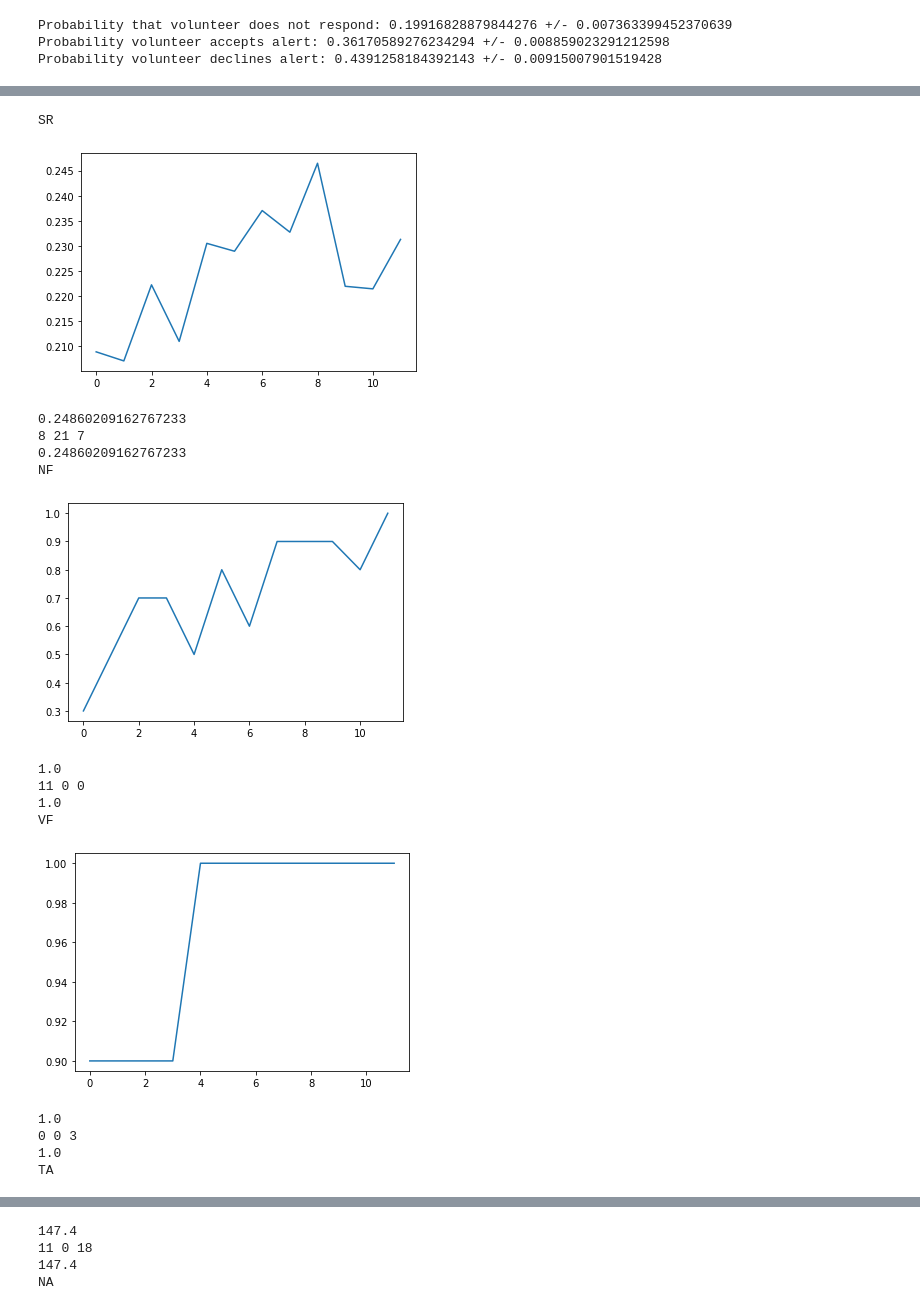
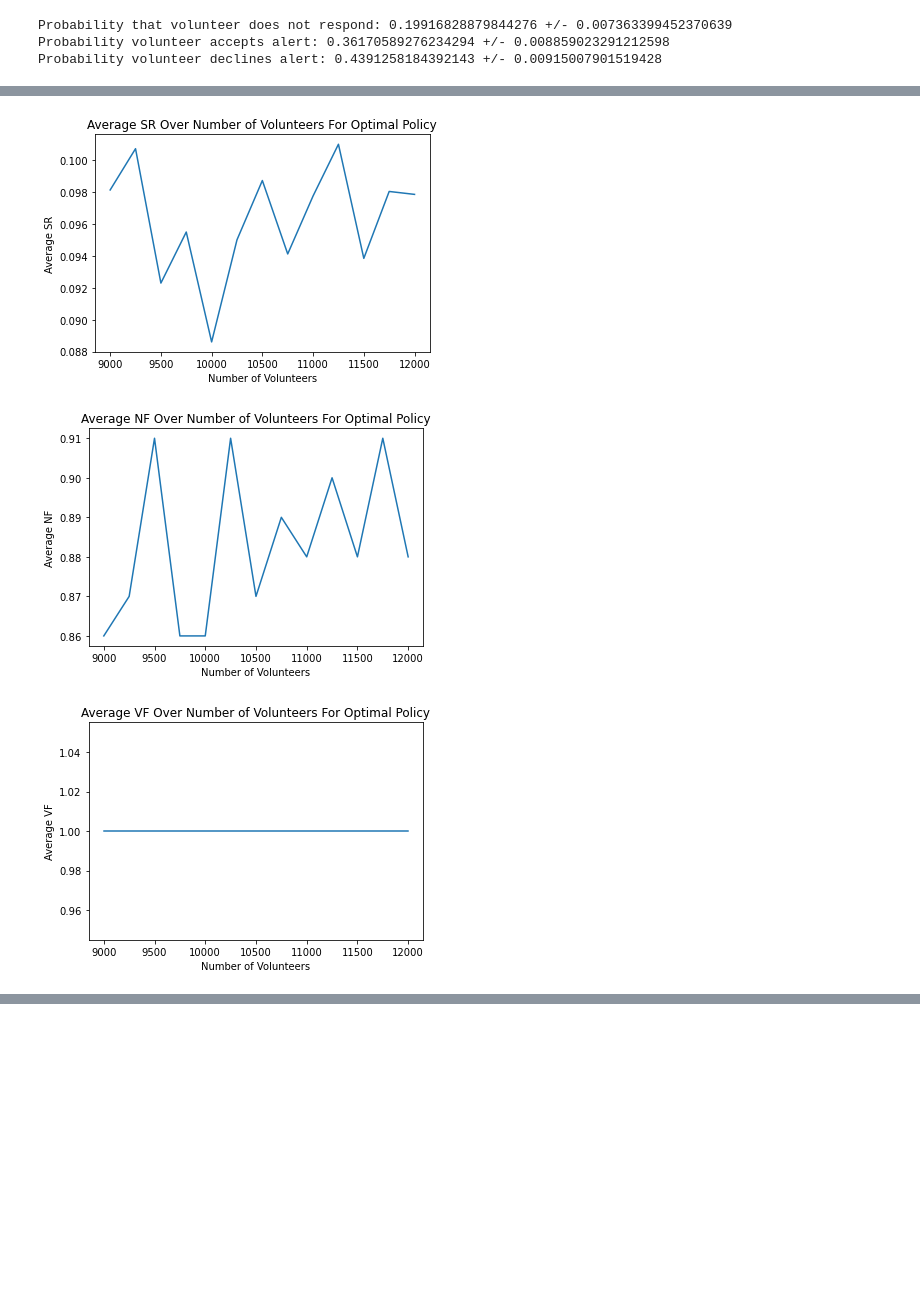
Before and after one commit to vcampos4545/ORIE-4580-Final-Project, a Jupyter notebook: orie_4580_project.ipynb, the cells around one changed output, grey strips where cells are left out. Saved outputs shown, nothing was run; the diff lists cells and outputs as text; code cells hidden in the pictures; blank space fills up the shorter version.

```diff
--- a/orie_4580_project.ipynb
+++ b/orie_4580_project.ipynb
@@ -613,13 +649,16 @@ def set_up(ohca_coord, n_volunteers, probs):
     a simulation
 
     parameters
-    [ohca_coord]: 2-vector representing the x, y coordinate of the OHCA call
-
+    - [ohca_coord]: 2-vector representing the x, y coordinate of the OHCA call
+    - [n_volunteers]: number of volunteers in city
+    - [probs]: m by m matrix of probabilities, representing the proportion
+    of OHCA calls that occur, probs[i,j] in square i,j
 
     returns
-    - survival_prob: float between 0 and 1 representing the probability of survival based on
-    the survival rate function
-    -
+    - dispatch_time: dispatch ti
+    - volunteer_dists:
+    - ambulance_time:
+    - within_200_m
     """
     #Generate random cardiac arrest to call to dispatch time
     dispatch_time = generate_dispatch()
@@ -696,7 +735,7 @@ def run_simulation(ohca_coord, n_volunteers, probs, set_up, max_t=10, max_p=20):
     #print(total_alerted_matrix)
     return survival_matrix, within_200_matrix, volunteer_first_matrix, total_alerted_matrix, n_acceptances_matrix
 # %%
-coords = generate_OHCA(10, probs, (60, 0, 0.2, 0.2))
+coords = generate_OHCA(100, probs, (60, 0, 0.2, 0.2))
 # %%
 def dispatch_policy(volunteer_dists, time_in_between, num_notify):
 
@@ -803,0 +855,7 @@ def optimal_params(matrix, index, max_t, max_p):
+# %%
+for m in performance_metrics:
+    temp = performance_metrics[m]
+    performance_metrics[m] = np.zeros((n, 21, max_t, max_p))
+
+    performance_metrics[m][:,:9,:,:] = temp[:,:9,:,:]
+    performance_metrics[m][:,9:,:,:] = temp[:,10:,:,:]
@@ -804,32 +871,19 @@ def optimal_params(matrix, index, max_t, max_p):
 # %%
 for metrics_mat in performance_metrics:
-    print(metrics_mat)
     mat = performance_metrics[metrics_mat]
-    #print(np.max(mat))
+    label = metrics_mat
+
+    if metrics_mat == "TA":
+        label = "AV"
+
     mean_mat = np.mean(mat, axis=0)
-    #print(mean_mat)
-    #input()
-
-    plt.plot(mean_mat[:,0,19])
+    x = list(range(9000,12250,250))
+    plt.plot(x, mean_mat[8:,38,1])
+    plt.title(f"Average {label} Over Number of Volunteers For Optimal Policy")
+    plt.xlabel("Number of Volunteers")
+    plt.ylabel(f"Average {label}")
     plt.show()
-
-    index = np.argmax(mean_mat)
-    print(np.max(mean_mat))
-    optimal_params(mean_mat, index, max_t,max_p)
 # %% [output]
-SR
-[figure, old version]
+[figure, new version]
-0.24860209162767233
-8 21 7
-0.24860209162767233
-NF
-[figure, old version]
+[figure, new version]
-1.0
-11 0 0
-1.0
-VF
-[figure, old version]
+[figure, new version]
-1.0
-0 0 3
-1.0
-TA
@@ -837,4 +890,0 @@ TA
-147.4
-11 0 18
-147.4
-NA
```
Also changed, not shown: parts of 34 cells of this notebook, 1 other file.
